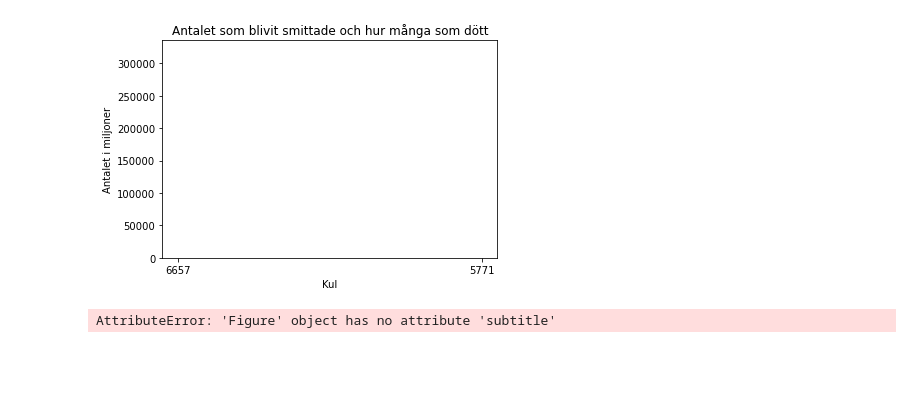
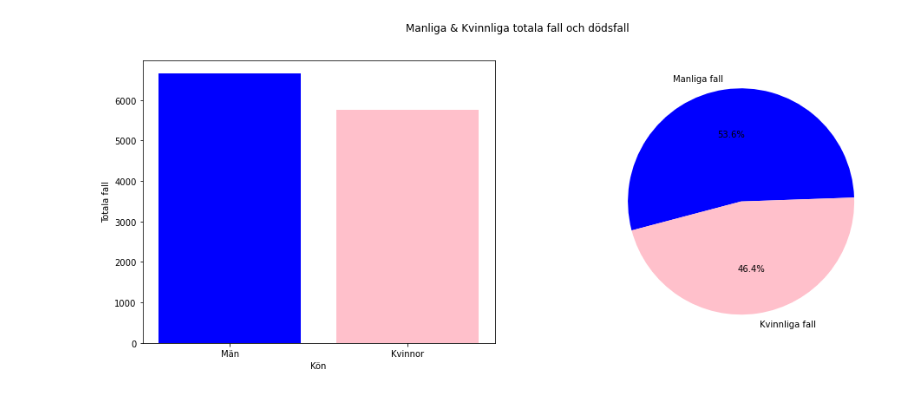
Before and after one commit to Limpan0305/linus_sundsten_TE19C, a Jupyter notebook: Programmering1/Dataanalysprojekt/provar.ipynb, the cells around one changed output. Drawn from its saved outputs; the diff is of its cells as text; code cells hidden in the pictures; blank space fills up the shorter version.

```diff
--- a/Programmering1/Dataanalysprojekt/provar.ipynb
+++ b/Programmering1/Dataanalysprojekt/provar.ipynb
@@ -1,24 +1,25 @@
 # %%
 import pandas as pd
 import matplotlib.pyplot as plt
 import numpy as np
 
 df = pd.read_csv("Gender_Data.csv") #Läser in filen med hjälp av pandas
 smittade = df["Total_Cases"]
-färg = ["blue", "pink"]
+färger = ["blue", "pink"]
 döda = df["Total_Deaths"]
+x=("Män", "Kvinnor")
 
-
-def graf(x,y):
-    plt.bar(x, y, width=0.8, alpha=1, align='center', color=färg)
-    plt.xticks(x,smittade_och_döda)
-    plt.xlabel("Kul")
-    plt.ylabel("Antalet i miljoner")
-    plt.title("Antalet som blivit smittade och hur många som dött")
-    plt.show()
-graf(smittade,smittade_och_döda)
+def grafer(x,y):
+  fig, axs = plt.subplots(1, 2, figsize=(16, 6))
+  axs[0].bar(x, y, width=0.8, color=färger, align="center")
+  axs[0].set_xlabel("Kön")
+  axs[0].set_ylabel("Totala fall")
+  my_labels = 'Manliga fall', 'Kvinnliga fall'
+  axs[1].pie(y, labels = my_labels, autopct = '%1.1f%%', startangle = 2, colors=färger)
+  fig.suptitle('Manliga & Kvinnliga totala fall och dödsfall')
+grafer(x,döda)
 # %% [output]
-[figure, old version]
+[figure, new version]
 # %%
 import pandas as pd
 import matplotlib.pyplot as plt
@@ -29,16 +30,21 @@ smittade = df["Total_Cases"]
 färg = ["blue", "pink"]
 döda = df["Total_Deaths"]
 
+x = ("Män", "Kvinnor")
+def cirkel(x,y):
+    plt.pie(x, labels=y, autopct='%1.1f%%', colors=färg)
+    plt.axis('equal')
+    plt.title("Antal smittade bland könen")
+    plt.show()
+cirkel(smittade,smittade)
+plt.subplot(2,2,1)
+plt.plot(x,smittade)
 
 def cirkel(x,y):
-    fig, axs = plt.subplots(1,2, figsize=(12,4), sharey=True)
-    axs[0].pie(x, labels=y, autopct='%1.1f%%', colors=färg)
-    axs[0].set_xlabel('Ålder', fontsize=10)
-    axs[0].set_ylabel('Nåogt', fontsize=10)
-    axs[1].plot(x,y)
-    fig.subtitle('Antal döda bland könen', fontsize=20)
-    axs[1].set_xlabel('common_xlabel', fontsize=10)
-    axs[1].set_xlabel('common_xlabel', fontsize=10)
+    plt.pie(x, labels=y, autopct='%1.1f%%', colors=färg)
+    plt.axis('equal')
+    plt.title("Antal döda bland könen")
+    plt.show()
 cirkel(döda,döda)
+plt.subplot(2,2,2)
+plt.plot(x,döda)
-# %% [output]
-AttributeError: 'Figure' object has no attribute 'subtitle'
```
Also changed, not shown: parts of 1 cell of this notebook, 1 other file.
